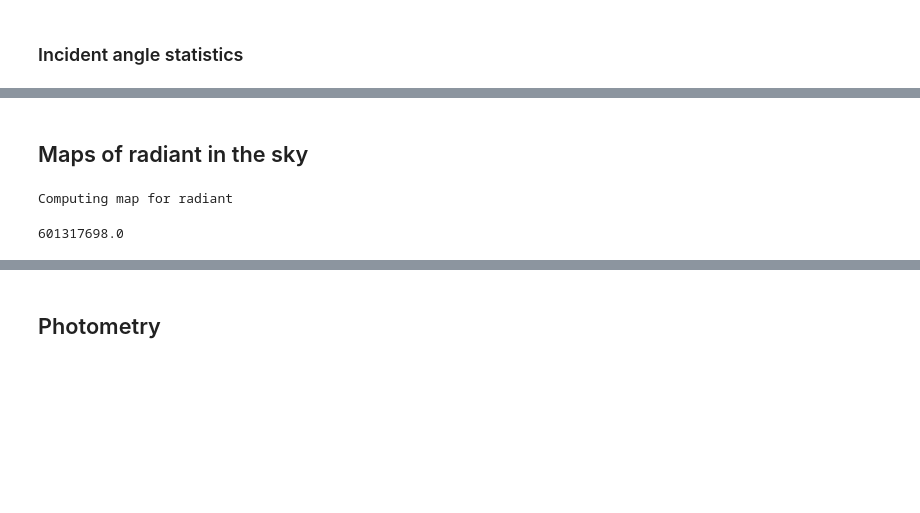
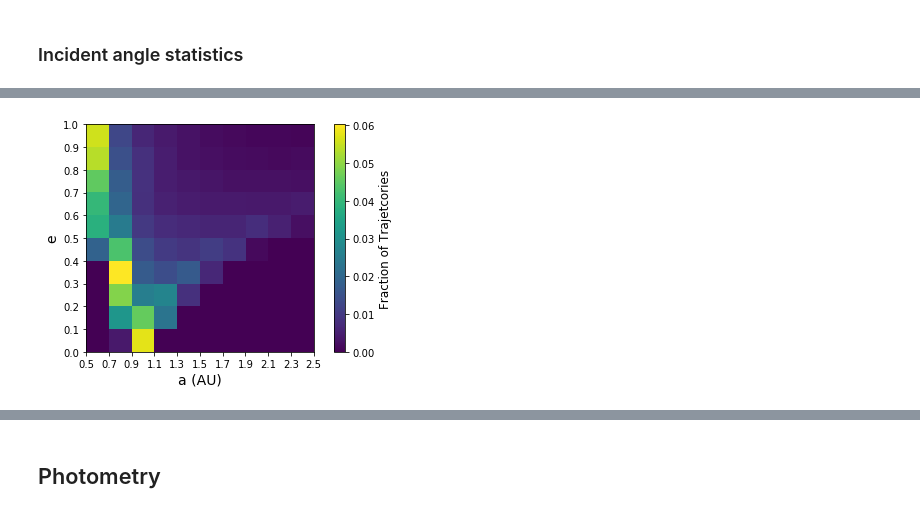
Before and after one commit to seap-udea/MoonFlashes, a Jupyter notebook: L1-21-J-Analysis.ipynb, the cells around one changed output, grey strips where cells are left out. Cells and saved outputs as stored; diff of their text form; code cells hidden in the pictures; blank space fills up the shorter version.

```diff
--- a/L1-21-J-Analysis.ipynb
+++ b/L1-21-J-Analysis.ipynb
@@ -71,7 +219,8 @@ Theoretical linear resolution (@68.167435 deg) = 1.8343885961381754 km
 # %%
 data_rays=np.loadtxt(BDIR+f"data/{IMPACT_DATA}/rays-{IMPACT_SUFFIX}.data.phys")
 data_rays_prob=np.loadtxt(BDIR+f"data/{IMPACT_DATA}/rays-{IMPACT_SUFFIX}.data.prob")
-print(f"Number of test trajectories read: {len(data_rays)}")
+Nrays=len(data_rays)
+print(f"Number of test trajectories read: {Nrays}")
 # %% [output]
 Number of test trajectories read: 41167
 # %% [markdown]
@@ -257,0 +358,27 @@ Computing map for a-e
+# %%
+#Build 2D histogram
+RAmin=0.0;RAmax=360;NRA=10;dRA=(RAmax-RAmin)/NRA
+DECmin=-90.0;DECmax=90.0;NDEC=10;dDEC=(DECmax-DECmin)/NDEC
+
+#Run over all combinations
+hrd=np.zeros((NDEC,NRA))
+
+j=0
+for i in tqdm(range(len(data_rays))):
+
+    #Topocentric coordinates
+    Az=data_rays[i,1]
+    h=data_rays[i,0]
+
+    #J2000 coordinates
+    RA,DEC=loc2Sky(IMPACT_ET,Az,h,
+                   IMPACT_LOC["lon"],IMPACT_LOC["lat"],IMPACT_LOC["alt"],
+                   "MOON","IAU_MOON")
+    #print(Az,h,RA/15,DEC)
+
+    nRA=int((RA-RAmin)/dRA)
+    nDEC=int((DEC-DECmin)/dDEC)
+
+    if nRA>=NRA or nDEC>=NDEC:continue
+    hrd[nDEC,nRA]+=1
+    j+=1
@@ -260,10 +428,13 @@ amin=0.5;amax=2.5;Na=10;da=(amax-amin)/Na
 emin=0.0;emax=1.0;Ne=10;de=(emax-emin)/Ne
 
 hae=np.zeros((Na,Ne))
-for i in range(N):
-    a=aes[i]
-    e=es[i]
+for i in tqdm(range(Nrays)):
+    q=data_rays[i,9]
+    e=data_rays[i,10]
+    if e>=1:continue
+    a=q/(1-e)
     na=int((a-amin)/da)
     ne=int((e-emin)/de)
     if na>=Na or ne>=Ne:continue
     hae[ne,na]+=1
+Nt=hae.sum()
@@ -272,4 +441,6 @@ A,E=np.meshgrid(np.arange(amin,amax,da),np.arange(emin,emax,de))
 # %%
+#Figure
+A,E=np.meshgrid(np.arange(amin,amax,da),np.arange(emin,emax,de))
 fig=plt.figure()
 ax=fig.gca()
 
@@ -296,6 +467,6 @@ for i in np.arange(0.0,Ne+1,1):
 t=ax.set_yticks(xts)
 t=ax.set_yticklabels(xtl)
 
-fig.savefig(BDIR+"FigurasArticulo/l21j-ae-map.png")
-#ax.set_ylim((Ne-1,0))
+fig.tight_layout()
+fig.savefig(f"{IMPACT_FIGDIR}/l21j-ae-map.png")
 # %% [output]
@@ -304,16 +473 @@ fig.savefig(BDIR+"FigurasArticulo/l21j-ae-map.png")
+[figure, added]
-# %% [markdown]
-## Maps of radiant in the sky
-# %%
-print(f"Computing map for radiant")
-hs=data_rays[:,0]
-As=data_rays[:,1]
-# %% [output]
-Computing map for radiant
-# %%
-#Time of impact
-t=spy.str2et("01/21/2019 04:41:38.000 UTC")
-dt=spy.deltet(t,"ET")
-et=t-dt
-et
-# %% [output]
-601317698.0
```
Also changed, not shown: parts of 62 cells of this notebook.
